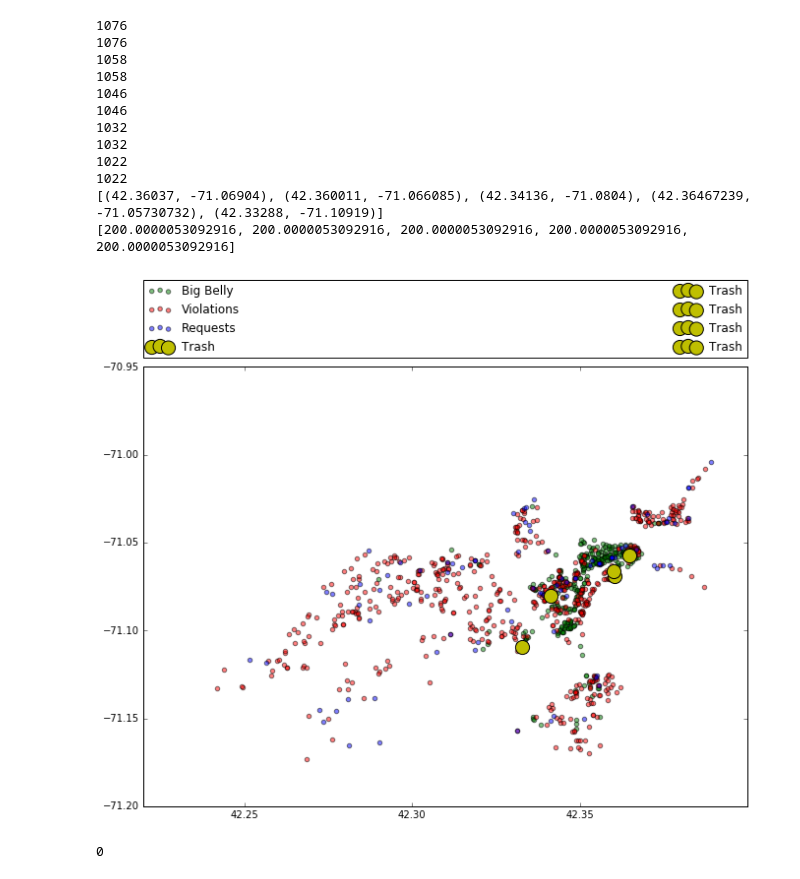
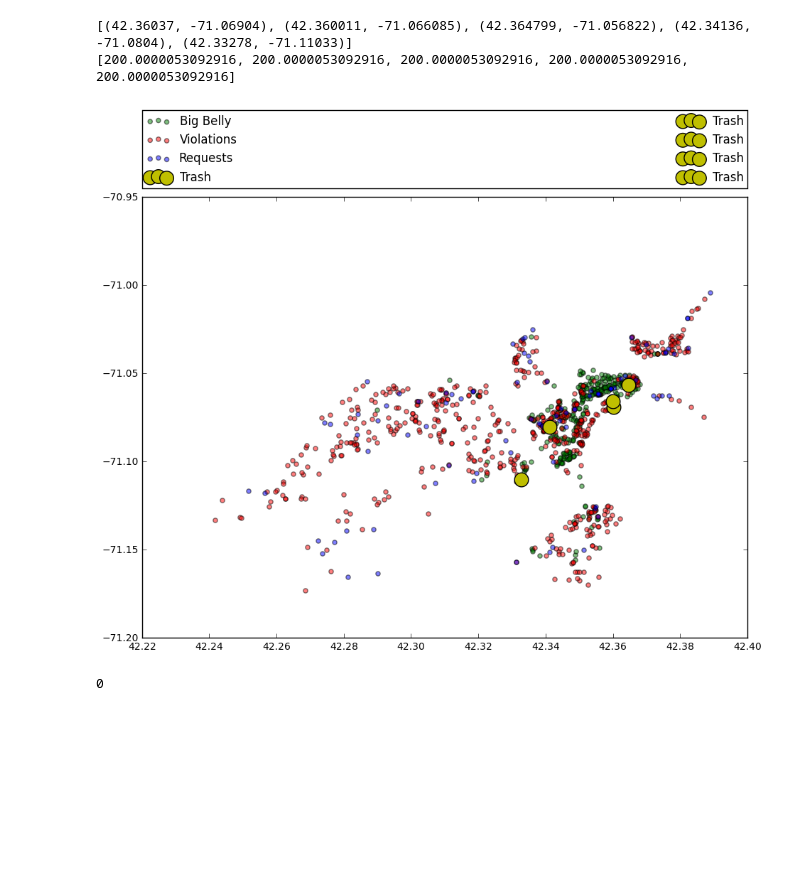
Before and after one commit to data-mechanics/course-2016-fal-proj, a Jupyter notebook: andradej_chojoe/optimization.ipynb, the cells around one changed output. Saved outputs shown, nothing was run; the diff lists cells and outputs as text; code cells hidden in the pictures; blank space fills up the shorter version.

```diff
--- a/andradej_chojoe/optimization.ipynb
+++ b/andradej_chojoe/optimization.ipynb
@@ -161,11 +161,6 @@ def findOptimalLocation(coordinates, weight_list, num_trash, radius = 0.0013, it
                 max_weight = total_weight
                 trash_loc = random_coor
                 neighbors = within_radius
-    #             print(total_weight)
-
-#         print('Location: '+ str(trash_loc))
-#         print('Weight: ' + str(max_weight))
-#         print('Neighbors: ' + str(neighbors))
 
         # save the found optimization
         trashLocations.append(trash_loc)
@@ -175,8 +170,8 @@ def findOptimalLocation(coordinates, weight_list, num_trash, radius = 0.0013, it
         coordinates = removeCoordinates(coordinates, neighbors)
         weight_list = difference(weight_list, neighbors)
 
-        print(len(weight_list))
-        print(len(coordinates))
+#         print(len(weight_list))
+#         print(len(coordinates))
 
     return trashLocations, location_weights
 
@@ -219,43 +214,39 @@ class optimization(dml.Algorithm):
         # merge all data for master coordinate list
         masterCoordinateList = coorBB + coorCV + coorRQ
         masterCoorWeightList = bigBellyData + codeViolData + hotlineData
 #         print(len(masterCoordinateList))
 
         # call the optimization function
         loc, weight = findOptimalLocation(masterCoordinateList, masterCoorWeightList, 5)
         print(loc)
         print(weight)
 
+        #insert into mongo db
+        for i in range(len(loc)):
+            entry = {'location': loc[i], 'weight': weight[i]}
+            repo['andradej_chojoe.optimization_results'].insert_one(entry)
+
+
         for coor in loc:
             plt.scatter(coor[0],coor[1],s=weight[0], c='y', alpha=1, label="Trash")
 
         # show the graph and make it look nice
         plt.legend(bbox_to_anchor=(0., 1.02, 1., .102), loc=3,
            ncol=2, mode="expand", borderaxespad=0.)
         plt.show()
 
         return 0
 
     @staticmethod
     def provenance(doc = prov.model.ProvDocument(), startTime = None, endTime = None):
         return 0
 
 optimization.execute()
 # doc = codeViolations.provenance()
 # print(doc.get_provn())
 # print(json.dumps(json.loads(doc.serialize()), indent=4))
 # %% [output]
-1076
-1076
-1058
-1058
-1046
-1046
-1032
-1032
-1022
-1022
-[(42.36037, -71.06904), (42.360011, -71.066085), (42.34136, -71.0804), (42.36467239, -71.05730732), (42.33288, -71.10919)]
+[(42.36037, -71.06904), (42.360011, -71.066085), (42.364799, -71.056822), (42.34136, -71.0804), (42.33278, -71.11033)]
 [200.0000053092916, 200.0000053092916, 200.0000053092916, 200.0000053092916, 200.0000053092916]
-[figure, old version]
+[figure, new version]
 0
```
Also changed, not shown: parts of 3 cells of this notebook.
